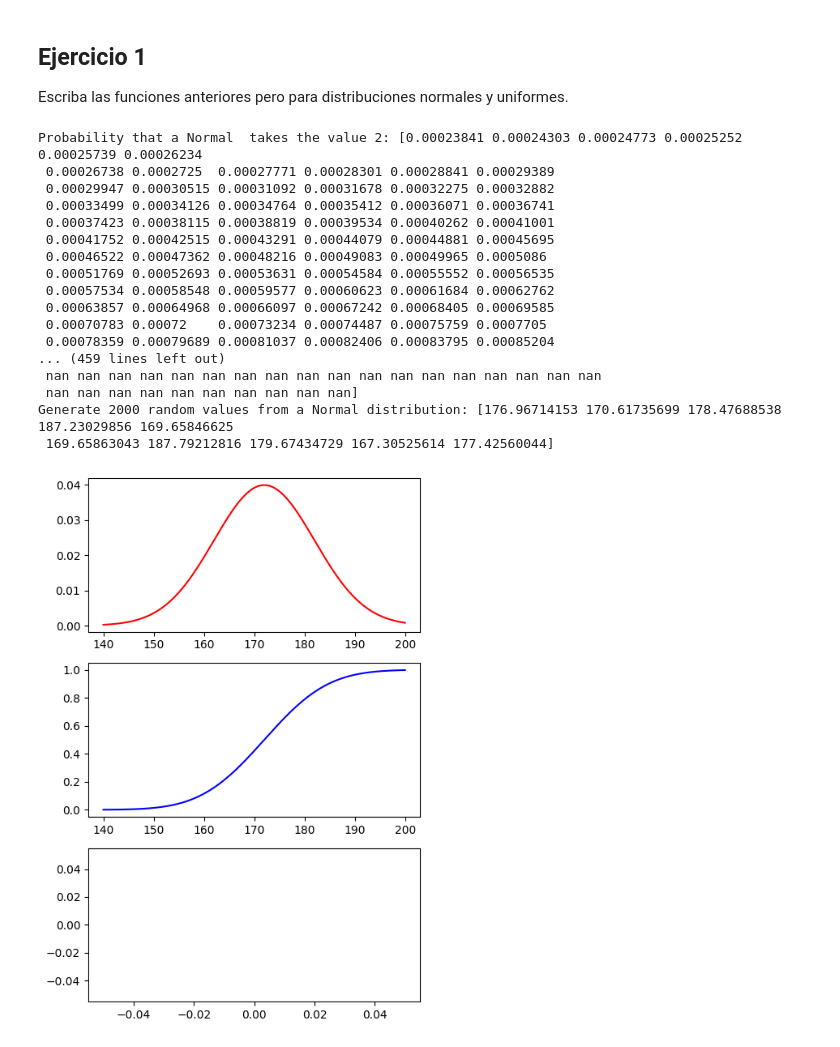
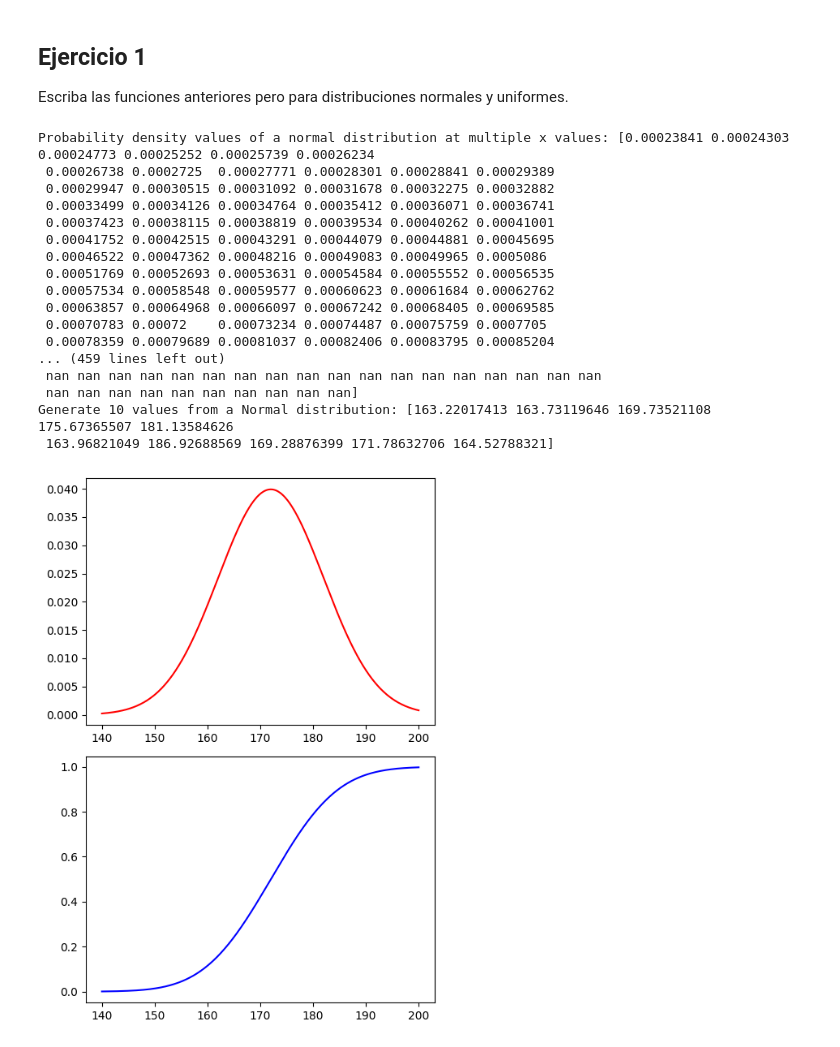
Before and after one commit to 4GeeksAcademy/E-Pablos-Probabilidad-Distribucion, a Jupyter notebook: notebook/problems.es.ipynb, the cells around one changed output. Drawn from its saved outputs; the diff is of its cells as text; code cells hidden in the pictures.

```diff
--- a/notebook/problems.es.ipynb
+++ b/notebook/problems.es.ipynb
@@ -87,60 +87,62 @@ plt.show()
 Escriba las funciones anteriores pero para distribuciones normales y uniformes.
 # %%
 # TODO
-# DISTRIBUCIONES NORMALES
+# Normal distributions
 
 from scipy.stats import norm
 
-# Definir todas las funciones de probabilidad relacionadas con esta distribución.
+# Define all the probability functions related to this distribution.
 
-def dnorm(x, media, std):
+def dnorm(x, mean, std):
     """
-    Calcula la estimación puntual de la distribución normal.
+    Calculate the point estimate of the normal distribution.
     """
-    result = norm.pdf(x = x, loc = media, scale = std)
+    result = norm.pdf(x = x, loc = mean, scale = std)
 
     return result
 
-def pnorm(x, media, std):
+def pnorm(x, mean, std):
     """
-    Calcula el acumulado de la distribución normal.
+    Calculate the cumulative of the normal distribution.
     """
-    result = norm.cdf(x = x, loc = media, scale = std)
+    result = norm.cdf(x = x, loc = mean, scale = std)
 
     return result
 
-def qnorm(q, media, std):
+def qnorm(q, mean, std):
     """
-    Calcula la función cuantil a partir de la distribución normal.
+    Calculate the quantile function from the normal distribution.
     """
 
-    result = norm.ppf(q = q, loc = media, scale = std)
+    result = norm.ppf(q = q, loc = mean, scale = std)
 
     return result
 
-def rnorm(media, std, n):
+def rnorm(mean, std, n):
     """
-    Genera variables aleatorias a partir de la distribución normal.
+    Generate random variables from the normal distribution.
     """
-    result = norm.rvs(loc = media, scale = std, size = n, random_state=None)
+    result = norm.rvs(loc = mean, scale = std, size = n, random_state=None)
 
     return result
 # %%
 
-# Distribución normal (10, 0.2), dónde n = 10 es el número de ensayos y p = 0.2 es la probabilidad de éxito en un solo ensayo
+# Normal distribution with a mean of 172 cm and a standard deviation of 10 cm
+# Values between 140 cm and 200 cm are being analyzed
+
 import numpy as np
 
-mean = 172 # centímetros
-std = 10 # centímetros
+mean = 172 # cm
+std = 10 # cm
 
 x = np.linspace(140, 200, 1000)
 
-print(f"Probability that a Normal  takes the value 2: {dnorm(x, media = 172, std = 10)}")
-print(f"Probability that a Normal will take a value less than 2: {pnorm(x, media = 172, std = 10)}")
-print(f"Which value of a Normal has a cumulative probability of 0.9? {qnorm(q = x, media = 172, std = 10)}")
-print(f"Generate 2000 random values from a Normal distribution: {rnorm(media = 172, std = 10, n = 10)}")
+print(f"Probability density values of a normal distribution at multiple x values: {dnorm(x, mean = 172, std = 10)}")
+print(f"Probability that a Normal will take a value less than or equal to x: {pnorm(x, mean = 172, std = 10)}")
+print(f"Which value of a Normal has a cumulative probability of x? {qnorm(q = x, mean = 172, std = 10)}")
+print(f"Generate 10 values from a Normal distribution: {rnorm(mean = 172, std = 10, n = 10)}")
 # %% [output]
-Probability that a Normal  takes the value 2: [0.00023841 0.00024303 0.00024773 0.00025252 0.00025739 0.00026234
+Probability density values of a normal distribution at multiple x values: [0.00023841 0.00024303 0.00024773 0.00025252 0.00025739 0.00026234
  0.00026738 0.0002725  0.00027771 0.00028301 0.00028841 0.00029389
  0.00029947 0.00030515 0.00031092 0.00031678 0.00032275 0.00032882
  0.00033499 0.00034126 0.00034764 0.00035412 0.00036071 0.00036741
@@ -155,35 +157,33 @@ Probability that a Normal  takes the value 2: [0.00023841 0.00024303 0.00024773
 ... (459 lines left out)
  nan nan nan nan nan nan nan nan nan nan nan nan nan nan nan nan nan nan
  nan nan nan nan nan nan nan nan nan nan]
-Generate 2000 random values from a Normal distribution: [176.96714153 170.61735699 178.47688538 187.23029856 169.65846625
- 169.65863043 187.79212816 179.67434729 167.30525614 177.42560044]
+Generate 10 values from a Normal distribution: [163.22017413 163.73119646 169.73521108 175.67365507 181.13584626
+ 163.96821049 186.92688569 169.28876399 171.78632706 164.52788321]
 # %%
 import matplotlib.pyplot as plt
 
 np.random.seed(42)
 
-mean = 172 # centímetros
-std = 10 # centímetros
+mean = 172 # cm
+std = 10 # cm
 
 x = np.linspace(140, 200, 1000)
 
 pdf = dnorm(x, mean, std)
 cdf = pnorm(x, mean, std)
-ppf = qnorm(x, mean, std)
 
-fig, axis = plt.subplots(3, 1, figsize = (5, 7))
+fig, axis = plt.subplots(2, 1, figsize = (5, 7))
 
 axis[0].plot(x, pdf, "r-")
 axis[1].plot(x, cdf, "b-")
-axis[2].plot(x, ppf, "g-")
 
 # Adjust the layout
 plt.tight_layout()
 
 # Show the plot
 plt.show()
 # %% [output]
-[figure, old version]
+[figure, new version]
 # %%
 # DISTRIBUCIONES UNIFORMES
 
```
Also changed, not shown: parts of 3 cells of this notebook.
